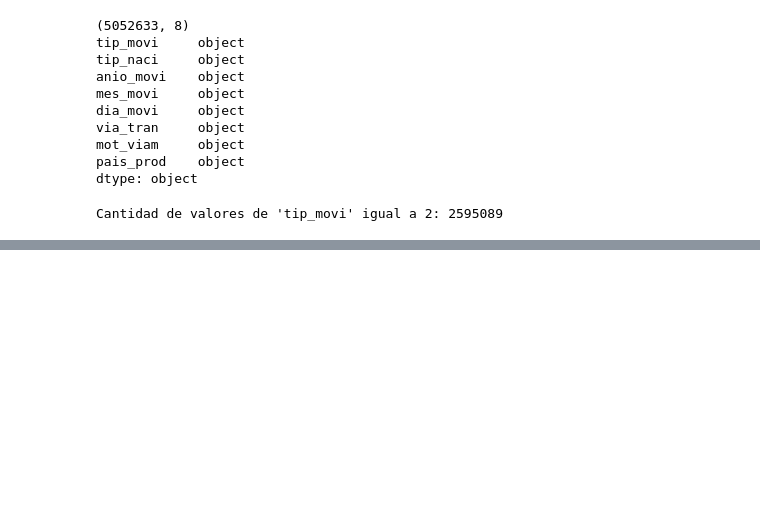
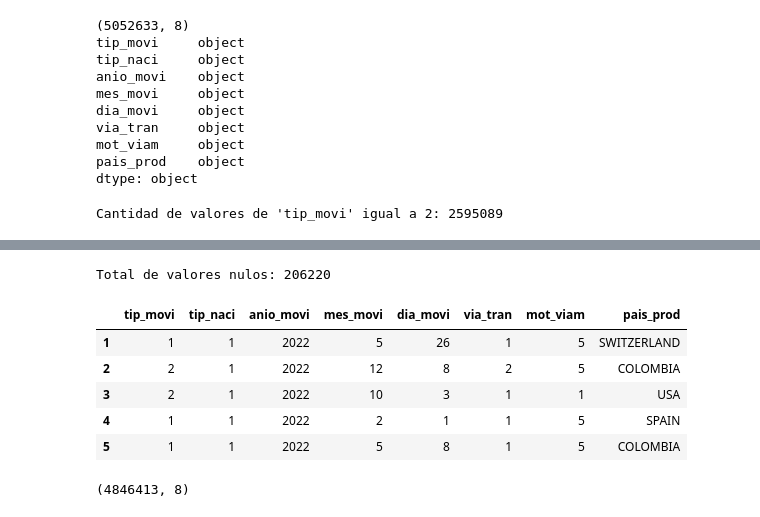
Before and after one commit to vimofama/ProjectIA, a Jupyter notebook: Limpieza.ipynb, the cells around one changed output, grey strips where cells are left out. Saved outputs shown, nothing was run; the diff lists cells and outputs as text; code cells hidden in the pictures; blank space fills up the shorter version.

```diff
--- a/Limpieza.ipynb
+++ b/Limpieza.ipynb
@@ -186,0 +466,22 @@ Cantidad de valores de 'tip_movi' igual a 2: 2595089
+# %%
+# Calcular la cantidad total de valores nulos en el DataFrame
+total_valores_nulos = valores_nulos.sum().sum()
+
+# Mostrar la cantidad total de valores nulos
+print("Total de valores nulos:", total_valores_nulos)
+# %% [output]
+Total de valores nulos: 206220
+# %%
+data = data.dropna()
+data.head()
+# %% [output]
+|  | tip_movi | tip_naci | anio_movi | mes_movi | dia_movi | via_tran | mot_viam | pais_prod |
+| 1 | 1 | 1 | 2022 | 5 | 26 | 1 | 5 | SWITZERLAND |
+| 2 | 2 | 1 | 2022 | 12 | 8 | 2 | 5 | COLOMBIA |
+| 3 | 2 | 1 | 2022 | 10 | 3 | 1 | 1 | USA |
+| 4 | 1 | 1 | 2022 | 2 | 1 | 1 | 5 | SPAIN |
+| 5 | 1 | 1 | 2022 | 5 | 8 | 1 | 5 | COLOMBIA |
+# %%
+data.shape
+# %% [output]
+(4846413, 8)
```
Also changed, not shown: parts of 12 cells of this notebook, 11 other files.
